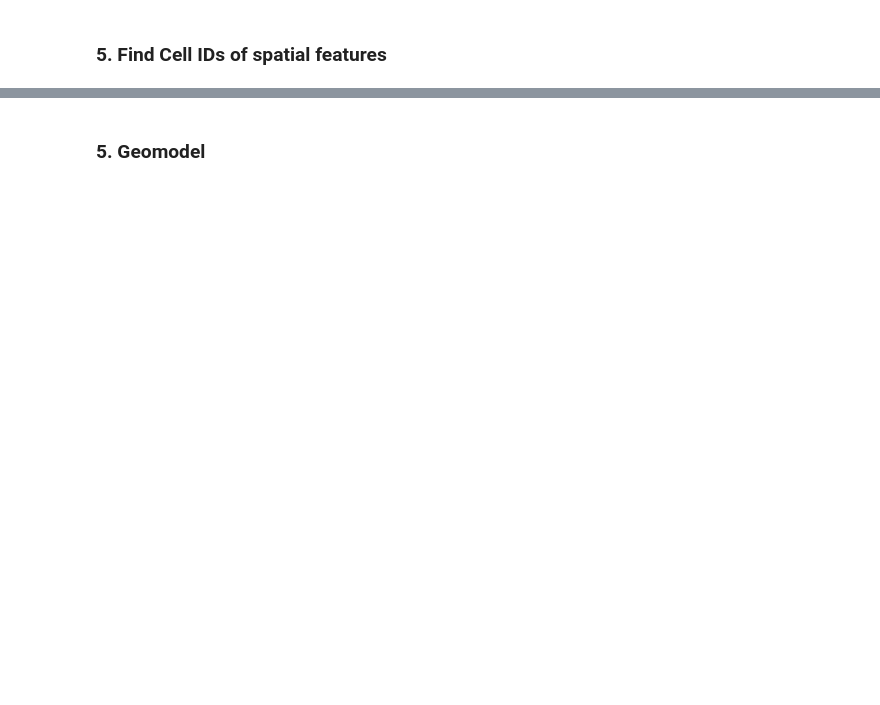
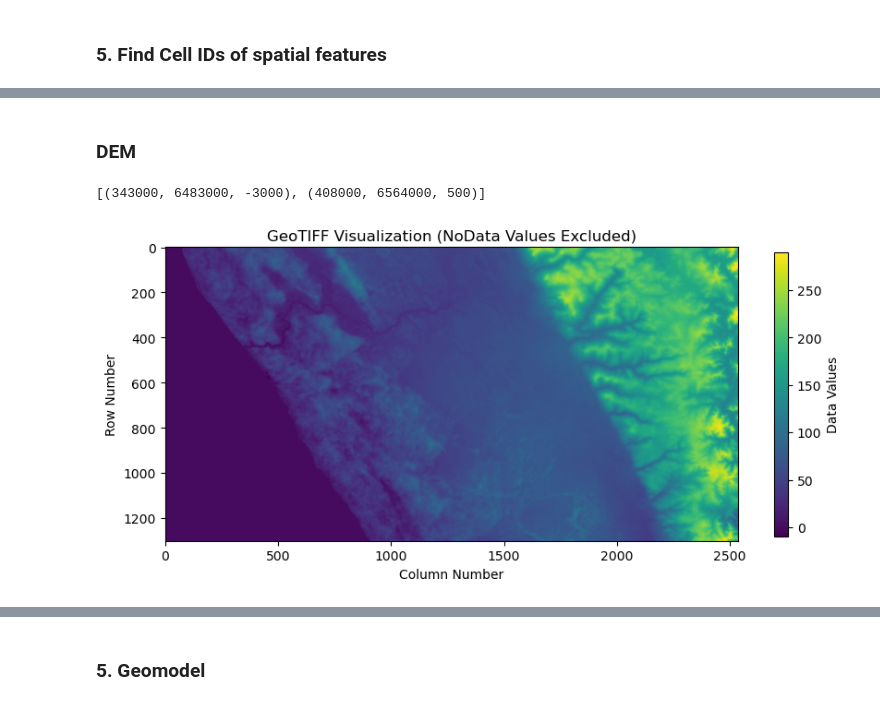
Before and after one commit to malvina-chmielarski/Otorowiri, a Jupyter notebook: scripts/main_script.ipynb, the cells around one changed output, grey strips where cells are left out. Cells and saved outputs as stored; diff of their text form; code cells hidden in the pictures; blank space fills up the shorter version.

Commit message:
including water level obs and DEM processing

```diff
--- a/scripts/main_script.ipynb
+++ b/scripts/main_script.ipynb
@@ -276,0 +283,21 @@ Group =  poly ['river']
+# %% [markdown]
+### DEM
+# %%
+bbox
+# y0 - 31.777768686° S   y1 - 31.054127514° S
+# x0 - 115.341929734° E  x1 - 116.035783118° E
+# %% [output]
+[(343000, 6483000, -3000), (408000, 6564000, 500)]
+# %%
+from process_dem import DEM
+
+geotiff_fname = "../data/data_dem/Hydro_Enforced_1_Second_DEM_1.tif"
+uncropped_dem = DEM(geotiff_fname = geotiff_fname)
+bbox_path = "../data/data_shp/bbox/bbox.shp"
+uncropped_dem.crop_raster(bbox_path)
+
+geotiff_fname = '../data/data_dem/cropped_raster.tif'
+cropped_dem = DEM(geotiff_fname = geotiff_fname)
+cropped_dem.plot_geotiff()
+# %% [output]
+[figure, added]
```
Also changed, not shown: parts of 17 cells of this notebook, 16 other files.
